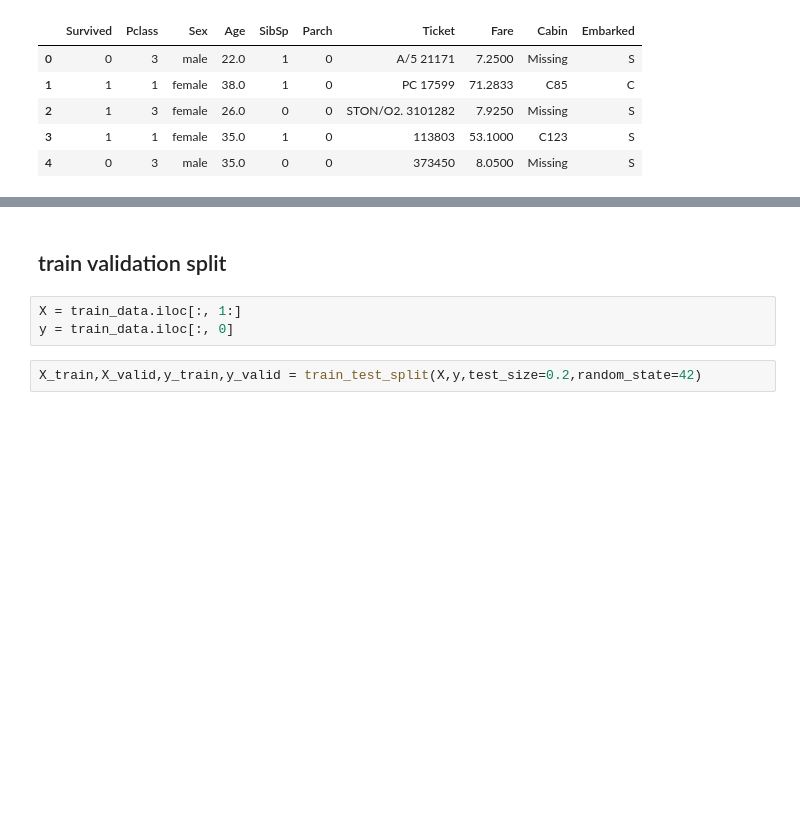
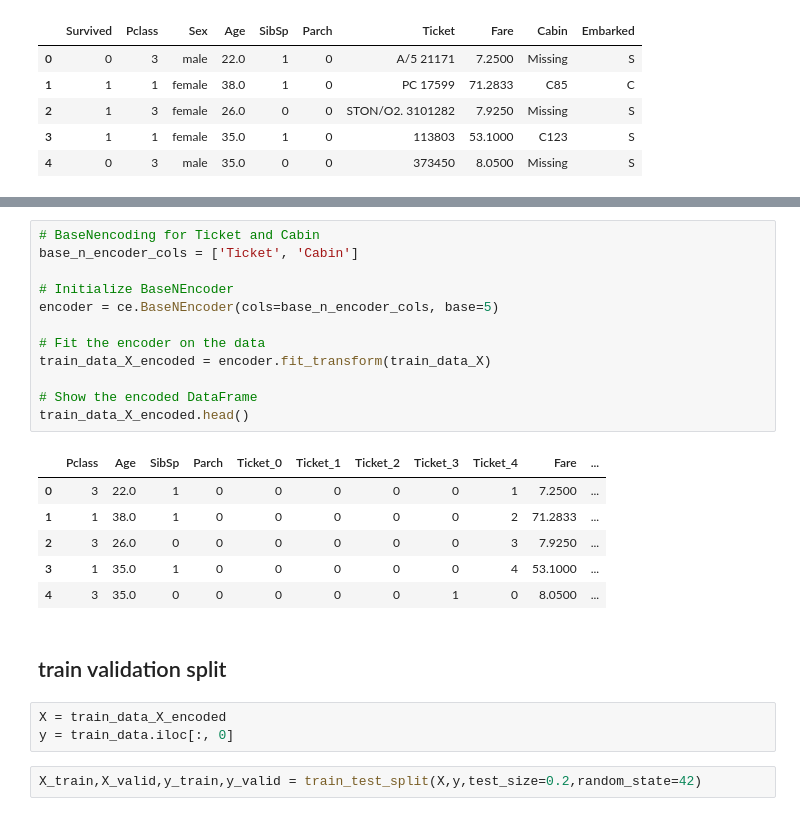
Before and after one commit to totobulu/Kaggle_titanic_comp, a Jupyter notebook: encoder & model.ipynb, the cells around one changed output, grey strips where cells are left out. Saved outputs shown, nothing was run; the diff lists cells and outputs as text; blank space fills up the shorter version.

```diff
--- a/encoder & model.ipynb
+++ b/encoder & model.ipynb
@@ -46,7 +69,26 @@ train_data.head()
+# %%
+# BaseNencoding for Ticket and Cabin
+base_n_encoder_cols = ['Ticket', 'Cabin']
+
+# Initialize BaseNEncoder
+encoder = ce.BaseNEncoder(cols=base_n_encoder_cols, base=5)
+
+# Fit the encoder on the data
+train_data_X_encoded = encoder.fit_transform(train_data_X)
+
+# Show the encoded DataFrame
+train_data_X_encoded.head()
+# %% [output]
+|  | Pclass | Age | SibSp | Parch | Ticket_0 | Ticket_1 | Ticket_2 | Ticket_3 | Ticket_4 | Fare | ... |
+| 0 | 3 | 22.0 | 1 | 0 | 0 | 0 | 0 | 0 | 1 | 7.2500 | ... |
+| 1 | 1 | 38.0 | 1 | 0 | 0 | 0 | 0 | 0 | 2 | 71.2833 | ... |
+| 2 | 3 | 26.0 | 0 | 0 | 0 | 0 | 0 | 0 | 3 | 7.9250 | ... |
+| 3 | 1 | 35.0 | 1 | 0 | 0 | 0 | 0 | 0 | 4 | 53.1000 | ... |
+| 4 | 3 | 35.0 | 0 | 0 | 0 | 0 | 0 | 1 | 0 | 8.0500 | ... |
 # %% [markdown]
 ## train validation split
 # %%
-X = train_data.iloc[:, 1:]
+X = train_data_X_encoded
 y = train_data.iloc[:, 0]
 # %%
 X_train,X_valid,y_train,y_valid = train_test_split(X,y,test_size=0.2,random_state=42)
```
Also changed, not shown: parts of 28 cells of this notebook, 3 other files.
